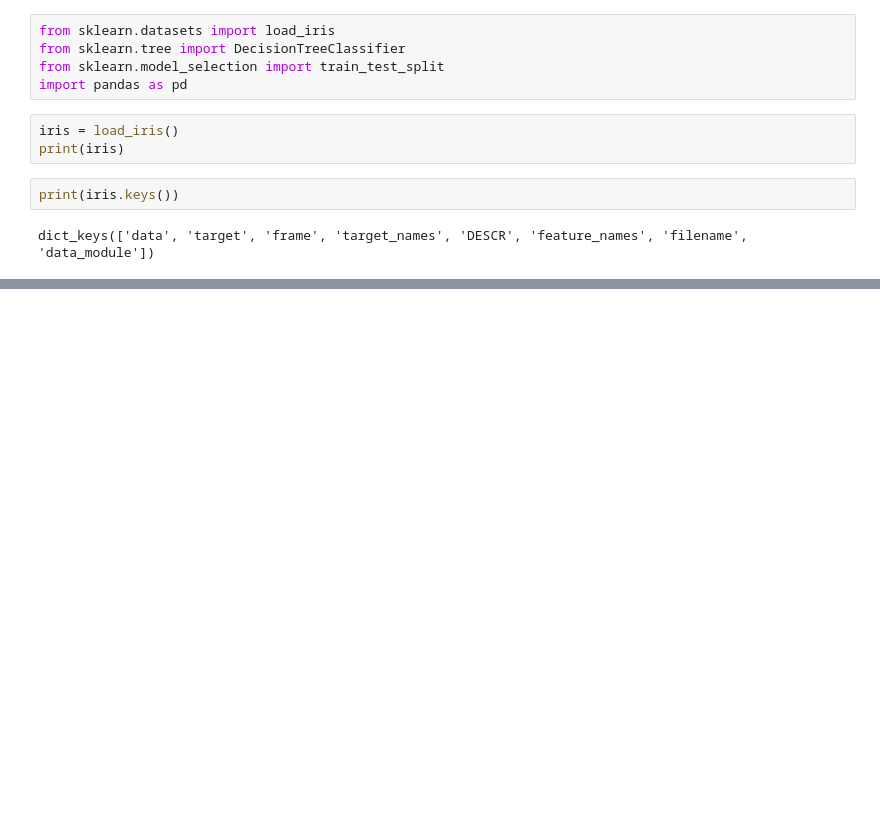
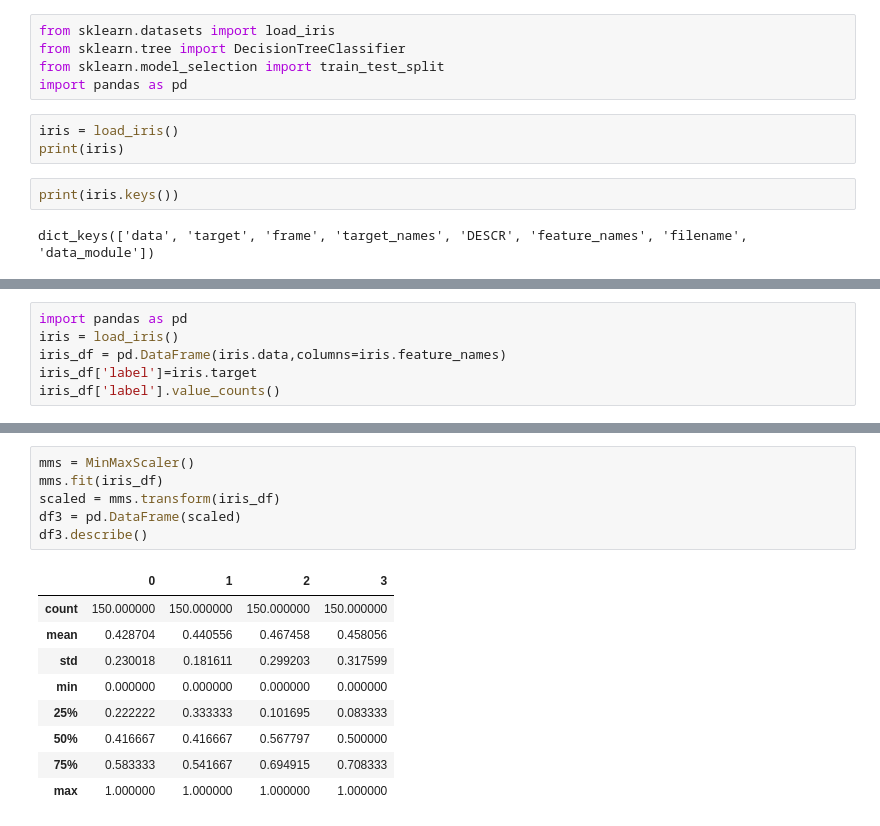
Before and after one commit to ara42/Machine-Learning, a Jupyter notebook: 머신러닝_사이킷런으로_시작.ipynb, the cells around one changed output, grey strips where cells are left out. Saved outputs shown, nothing was run; the diff lists cells and outputs as text; blank space fills up the shorter version.

```diff
--- a/머신러닝_사이킷런으로_시작.ipynb
+++ b/머신러닝_사이킷런으로_시작.ipynb
@@ -22,0 +200,6 @@ dict_keys(['data', 'target', 'frame', 'target_names', 'DESCR', 'feature_names',
+# %%
+import pandas as pd
+iris = load_iris()
+iris_df = pd.DataFrame(iris.data,columns=iris.feature_names)
+iris_df['label']=iris.target
+iris_df['label'].value_counts()
@@ -22,0 +451,16 @@ dict_keys(['data', 'target', 'frame', 'target_names', 'DESCR', 'feature_names',
+# %%
+mms = MinMaxScaler()
+mms.fit(iris_df)
+scaled = mms.transform(iris_df)
+df3 = pd.DataFrame(scaled)
+df3.describe()
+# %% [output]
+|  | 0 | 1 | 2 | 3 |
+| count | 150.000000 | 150.000000 | 150.000000 | 150.000000 |
+| mean | 0.428704 | 0.440556 | 0.467458 | 0.458056 |
+| std | 0.230018 | 0.181611 | 0.299203 | 0.317599 |
+| min | 0.000000 | 0.000000 | 0.000000 | 0.000000 |
+| 25% | 0.222222 | 0.333333 | 0.101695 | 0.083333 |
+| 50% | 0.416667 | 0.416667 | 0.567797 | 0.500000 |
+| 75% | 0.583333 | 0.541667 | 0.694915 | 0.708333 |
+| max | 1.000000 | 1.000000 | 1.000000 | 1.000000 |
```
Also changed, not shown: parts of 79 cells of this notebook.
